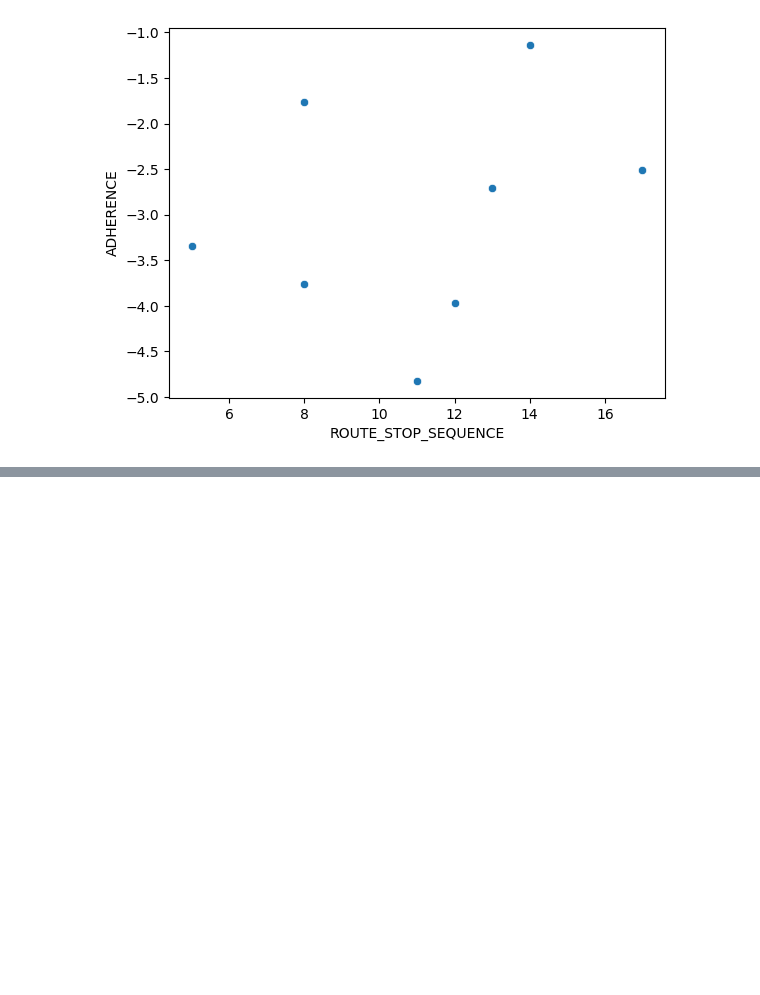
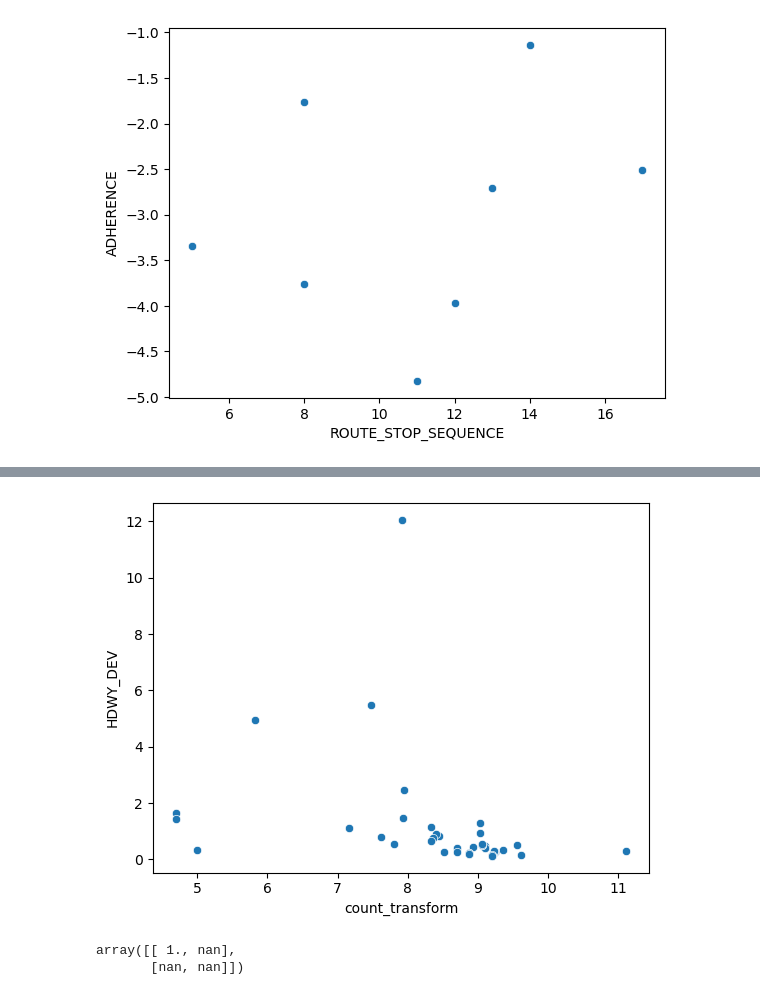
Before and after one commit to kudzuweb/wego-byte-crawlers_wego, a Jupyter notebook: notebooks/RB_wego_Location_correlations.ipynb, the cells around one changed output, grey strips where cells are left out. Saved outputs shown, nothing was run; the diff lists cells and outputs as text; code cells hidden in the pictures; blank space fills up the shorter version.

```diff
--- a/notebooks/RB_wego_Location_correlations.ipynb
+++ b/notebooks/RB_wego_Location_correlations.ipynb
@@ -326,0 +410,3 @@ sns.scatterplot( x=route_stops['ROUTE_STOP_SEQUENCE'],
+# %%
+traffic_hdwdev_corr["count_transform"] = traffic_hdwdev_corr["count"].apply(np.log)
+traffic_hdwdev_corr
@@ -326,0 +432,11 @@ sns.scatterplot( x=route_stops['ROUTE_STOP_SEQUENCE'],
+# %%
+sns.scatterplot(data=traffic_hdwdev_corr,
+                x='count_transform',
+                y='HDWY_DEV');
+# %% [output]
+[figure, added]
+# %%
+np.corrcoef(traffic_hdwdev_corr['count_transform'], traffic_hdwdev_corr['HDWY_DEV'])
+# %% [output]
+array([[ 1., nan],
+       [nan, nan]])
```
Also changed, not shown: parts of 11 cells of this notebook.
